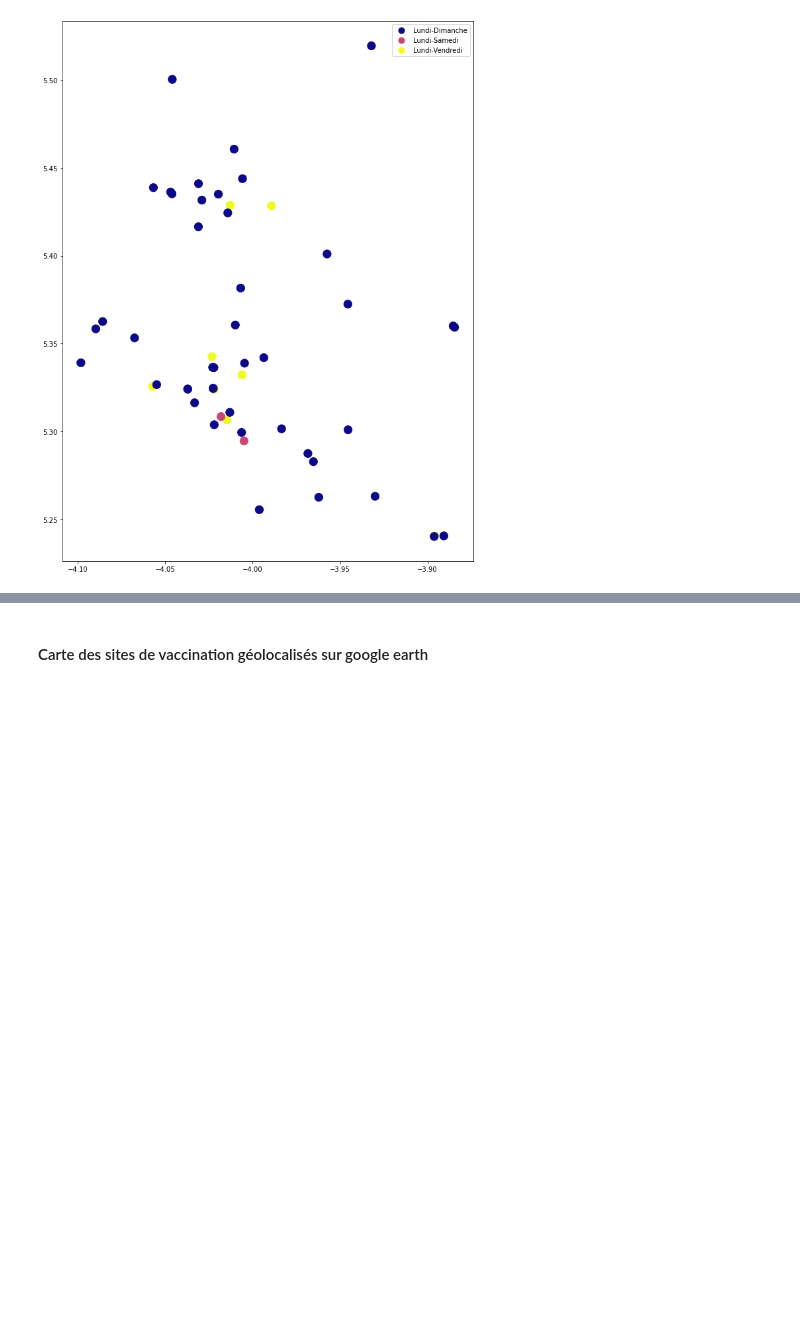
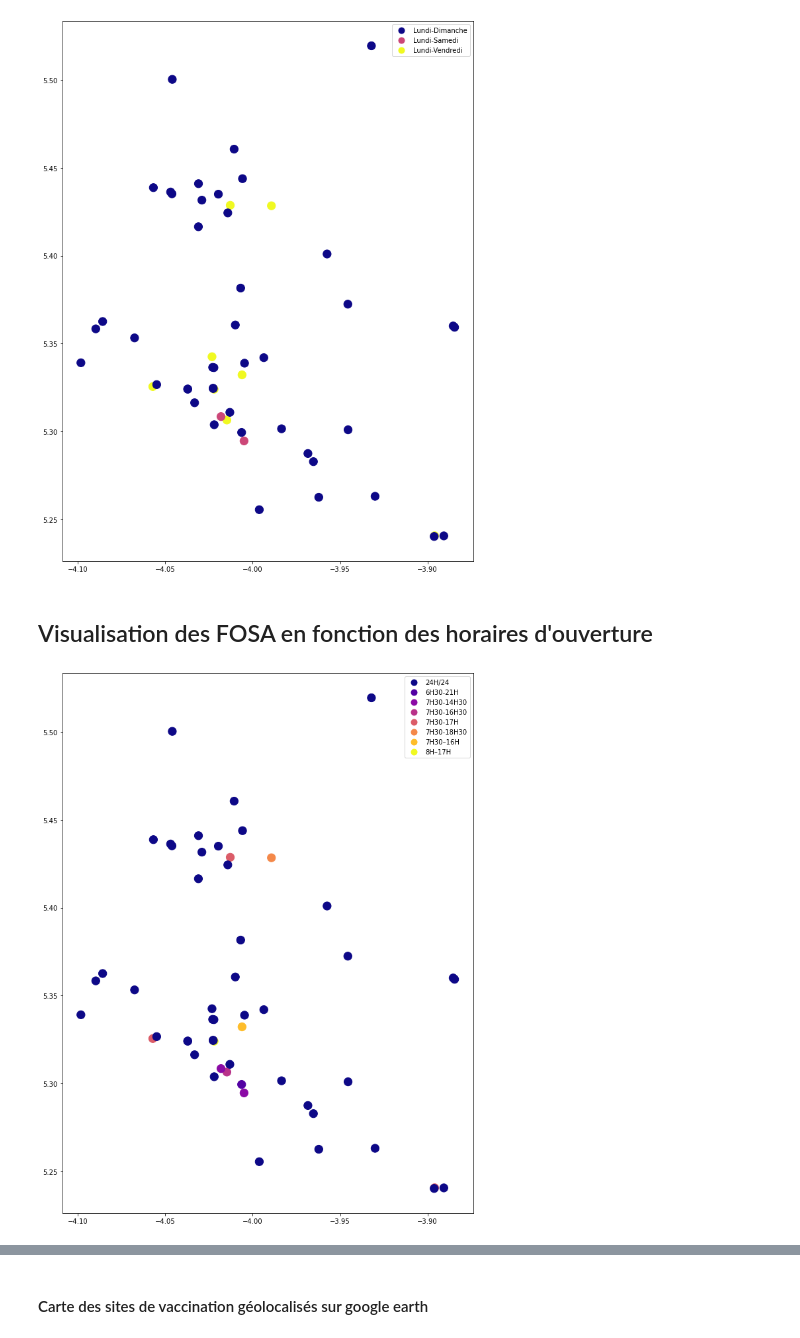
Before and after one commit to Djatche/Abidjan-sites-covid, a Jupyter notebook: covid_19_abidjan.ipynb, the cells around one changed output, grey strips where cells are left out. Saved outputs shown, nothing was run; the diff lists cells and outputs as text; code cells hidden in the pictures; blank space fills up the shorter version.

```diff
--- a/covid_19_abidjan.ipynb
+++ b/covid_19_abidjan.ipynb
@@ -404,6 +404,13 @@ sites_covid_abidjan_gdf.plot(column="Jours d'ouverture", figsize=(15,15), legend
 plt.show()
 # %% [output]
 [figure]
+# %% [markdown]
+## Visualisation des FOSA en fonction des horaires d'ouverture
+# %%
+sites_covid_abidjan_gdf.plot(column="Horaires", figsize=(15,15), legend=True, cmap='plasma', markersize=150)
+plt.show()
+# %% [output]
+[figure, added]
 # %%
 sites_covid_abidjan_gdf.head()
 # %% [output]
```
